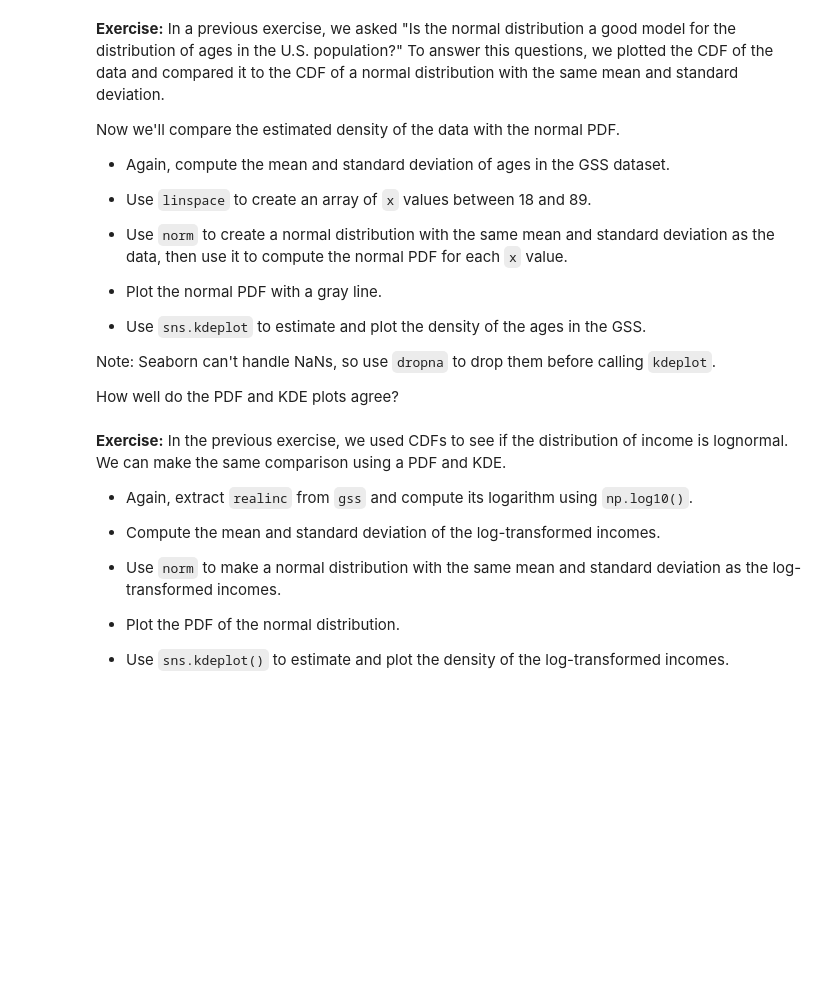
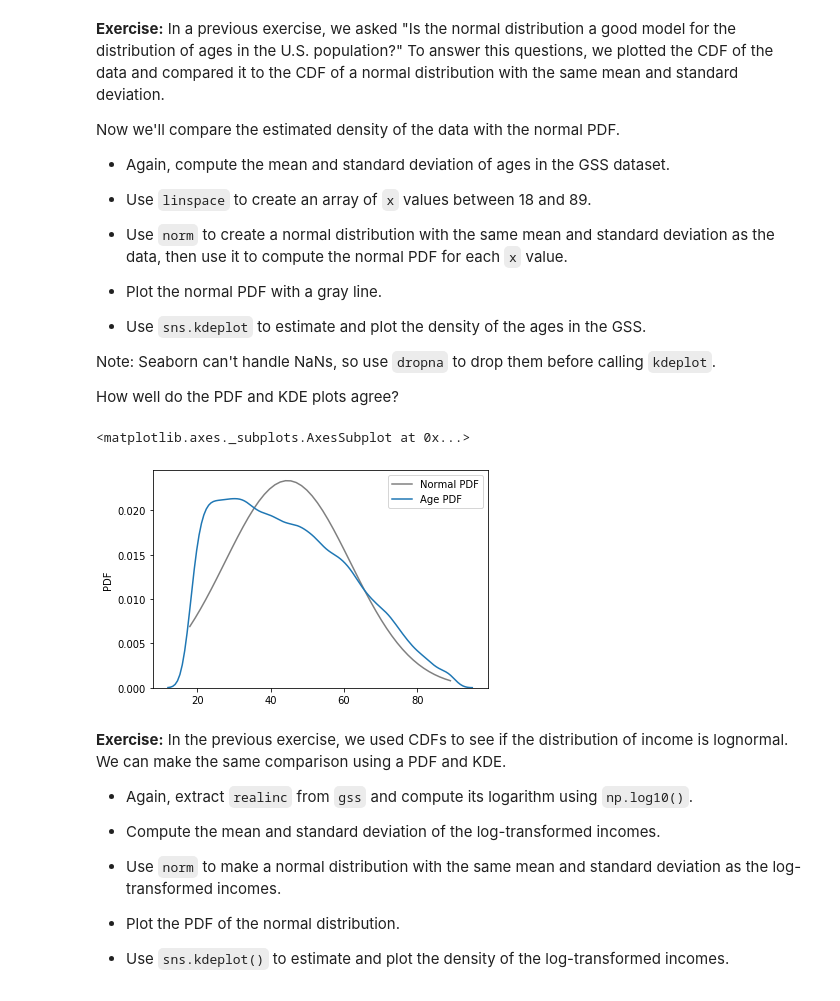
Before and after one commit to jandolezal/ElementsOfDataScience, a Jupyter notebook: 08_distributions.ipynb, the cells around one changed output. Drawn from its saved outputs; the diff is of its cells as text; code cells hidden in the pictures; blank space fills up the shorter version.

```diff
--- a/08_distributions.ipynb
+++ b/08_distributions.ipynb
@@ -761,3 +759,15 @@ How well do the PDF and KDE plots agree?
+# %%
+mean = gss['age'].mean()
+s = gss['age'].std()
+x = np.linspace(18,89)
+y = norm(mean, s).pdf(x)
+plt.plot(x,y, color='gray', label='Normal PDF')
+plt.ylabel('PDF')
+
+sns.kdeplot(gss['age'].dropna(), label='Age PDF')
+# %% [output]
+<matplotlib.axes._subplots.AxesSubplot at 0x...>
+[figure, added]
 # %% [markdown]
 **Exercise:** In the previous exercise, we used CDFs to see if the distribution of income is lognormal.  We can make the same comparison using a PDF and KDE.
 
```
Also changed, not shown: parts of 10 cells of this notebook.
